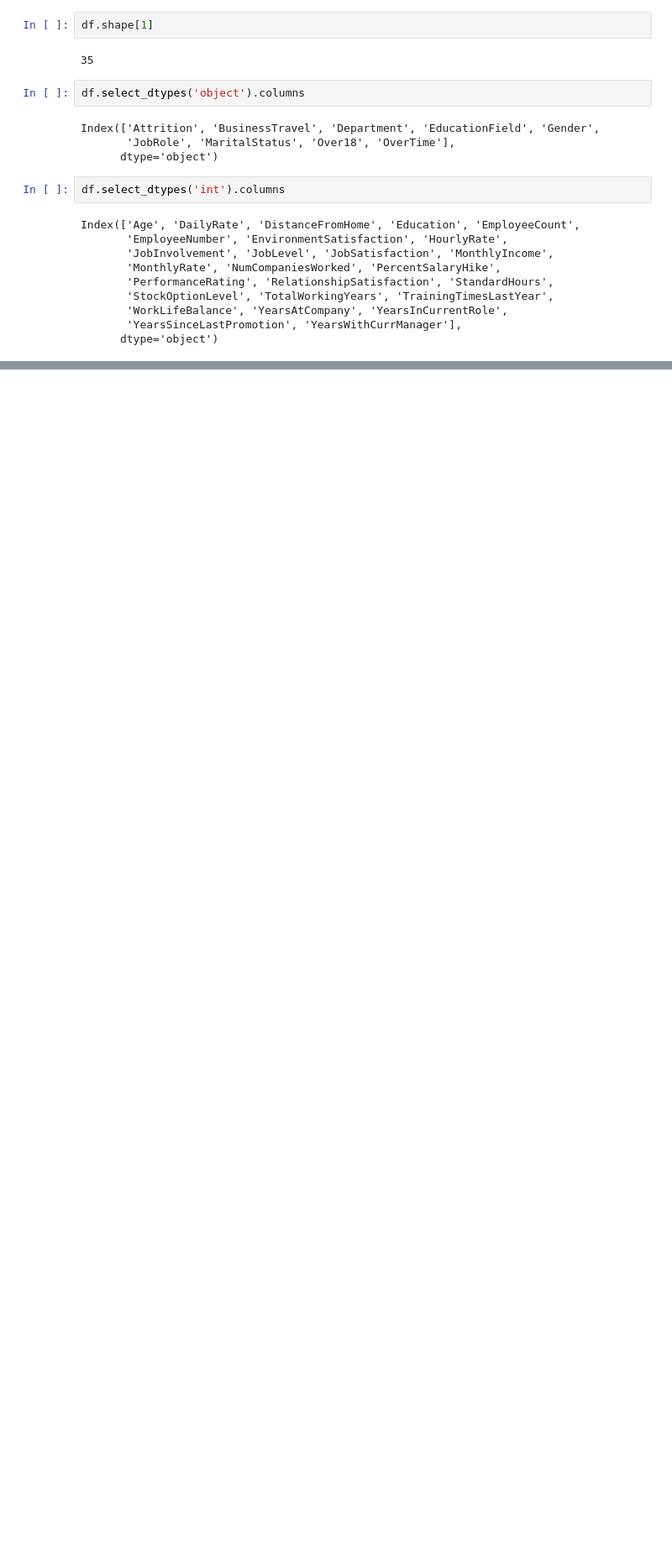
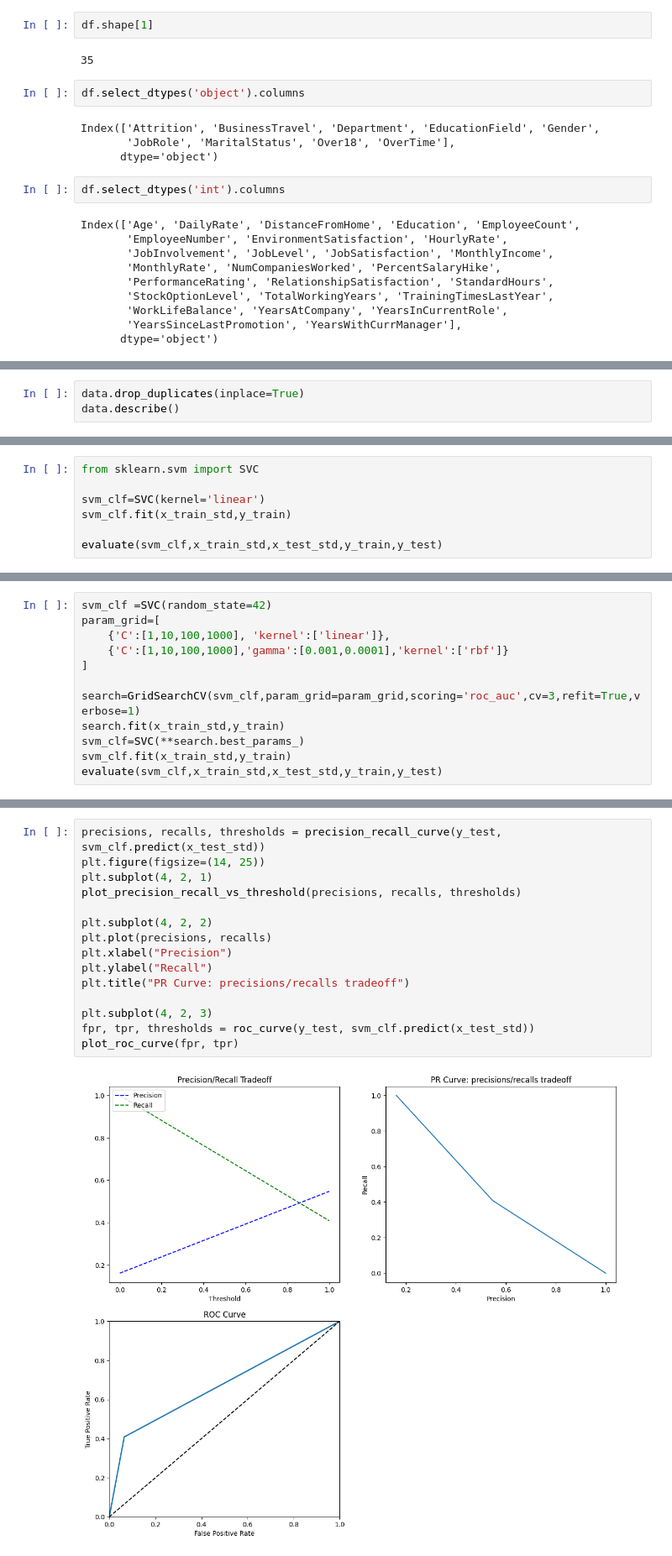
Before and after one commit to ritik944/-IBM_HR_Analytics_Employee_Attrition_Data_Analysis, a Jupyter notebook: IBM.ipynb, the cells around one changed output, grey strips where cells are left out. Shown at 84% size. Drawn from its saved outputs; the diff is of its cells as text; blank space fills up the shorter version.

```diff
--- a/IBM.ipynb
+++ b/IBM.ipynb
@@ -115,0 +235,3 @@ plt.show()
+# %%
+data.drop_duplicates(inplace=True)
+data.describe()
@@ -115,0 +474,7 @@ plt.show()
+# %%
+from sklearn.svm import SVC
+
+svm_clf=SVC(kernel='linear')
+svm_clf.fit(x_train_std,y_train)
+
+evaluate(svm_clf,x_train_std,x_test_std,y_train,y_test)
@@ -115,0 +499,12 @@ plt.show()
+# %%
+svm_clf =SVC(random_state=42)
+param_grid=[
+    {'C':[1,10,100,1000], 'kernel':['linear']},
+    {'C':[1,10,100,1000],'gamma':[0.001,0.0001],'kernel':['rbf']}
+]
+
+search=GridSearchCV(svm_clf,param_grid=param_grid,scoring='roc_auc',cv=3,refit=True,verbose=1)
+search.fit(x_train_std,y_train)
+svm_clf=SVC(**search.best_params_)
+svm_clf.fit(x_train_std,y_train)
+evaluate(svm_clf,x_train_std,x_test_std,y_train,y_test)
@@ -115,0 +529,17 @@ plt.show()
+# %%
+precisions, recalls, thresholds = precision_recall_curve(y_test, svm_clf.predict(x_test_std))
+plt.figure(figsize=(14, 25))
+plt.subplot(4, 2, 1)
+plot_precision_recall_vs_threshold(precisions, recalls, thresholds)
+
+plt.subplot(4, 2, 2)
+plt.plot(precisions, recalls)
+plt.xlabel("Precision")
+plt.ylabel("Recall")
+plt.title("PR Curve: precisions/recalls tradeoff")
+
+plt.subplot(4, 2, 3)
+fpr, tpr, thresholds = roc_curve(y_test, svm_clf.predict(x_test_std))
+plot_roc_curve(fpr, tpr)
+# %% [output]
+[figure, added]
```
Also changed, not shown: parts of 59 cells of this notebook, 1 other file.
